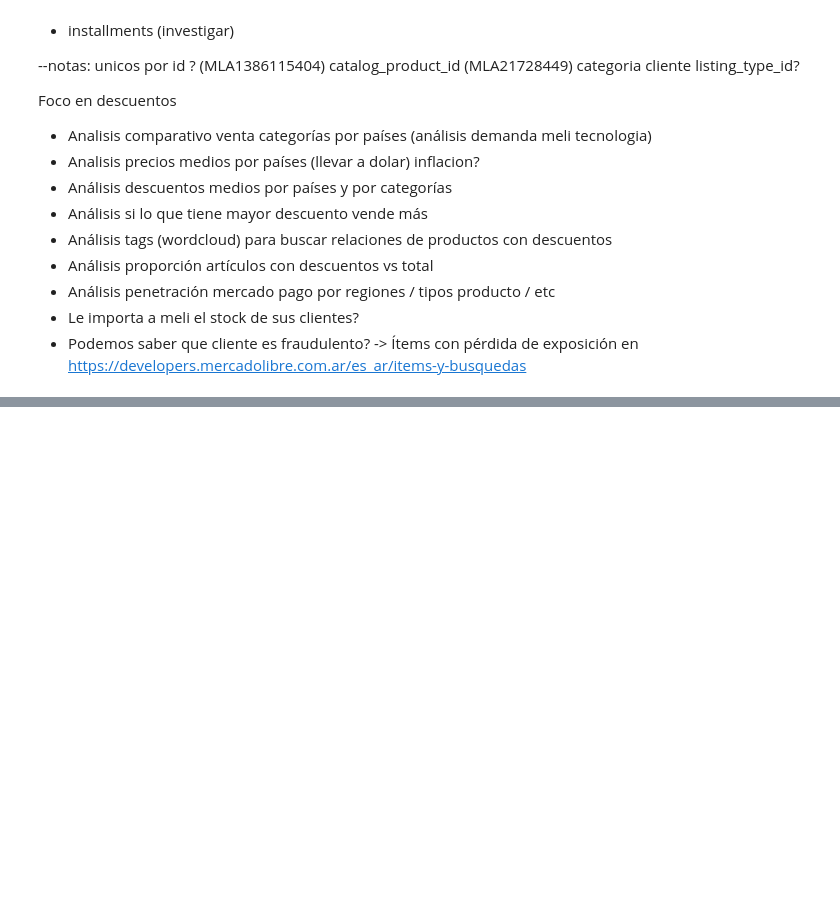
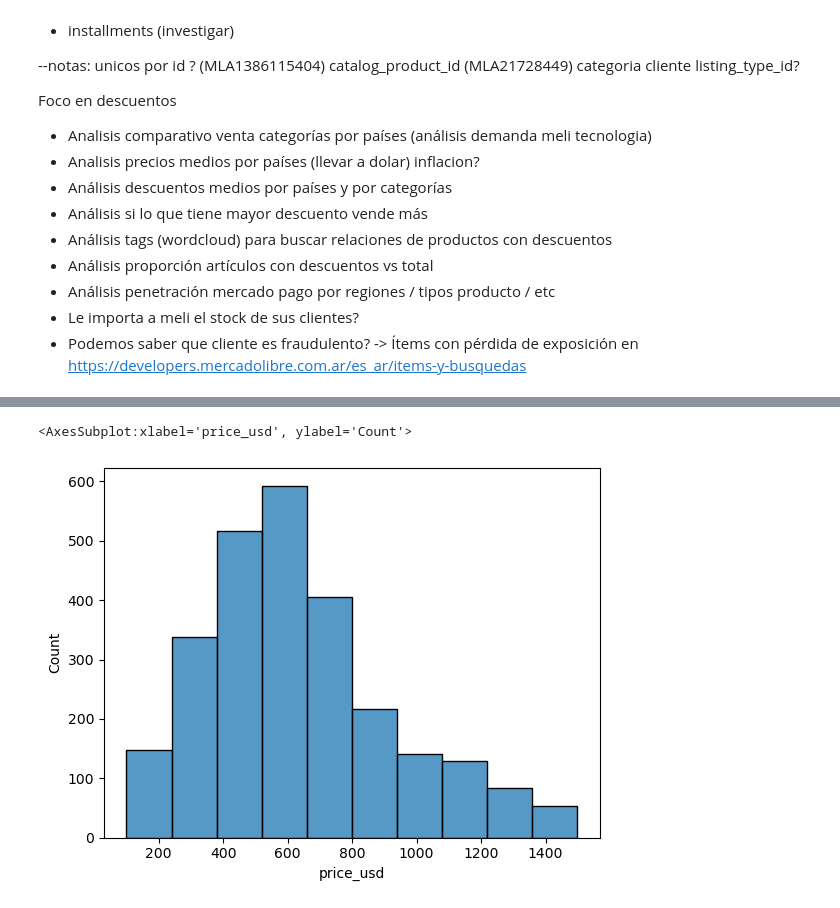
Before and after one commit to pablodiazj/ecommerce_analysis, a Jupyter notebook: ecommerce_analysis/data_exploration.ipynb, the cells around one changed output, grey strips where cells are left out. Cells and saved outputs as stored; diff of their text form; code cells hidden in the pictures; blank space fills up the shorter version.

```diff
--- a/ecommerce_analysis/data_exploration.ipynb
+++ b/ecommerce_analysis/data_exploration.ipynb
@@ -161,0 +171,5 @@ total_publications
+# %%
+sns.histplot(data=search_results[(search_results['price_usd']>100) & (search_results['price_usd']<1500)], x='price_usd', bins=10)
+# %% [output]
+<AxesSubplot:xlabel='price_usd', ylabel='Count'>
+[figure, added]
```
Also changed, not shown: parts of 26 cells of this notebook, 3 other files.
